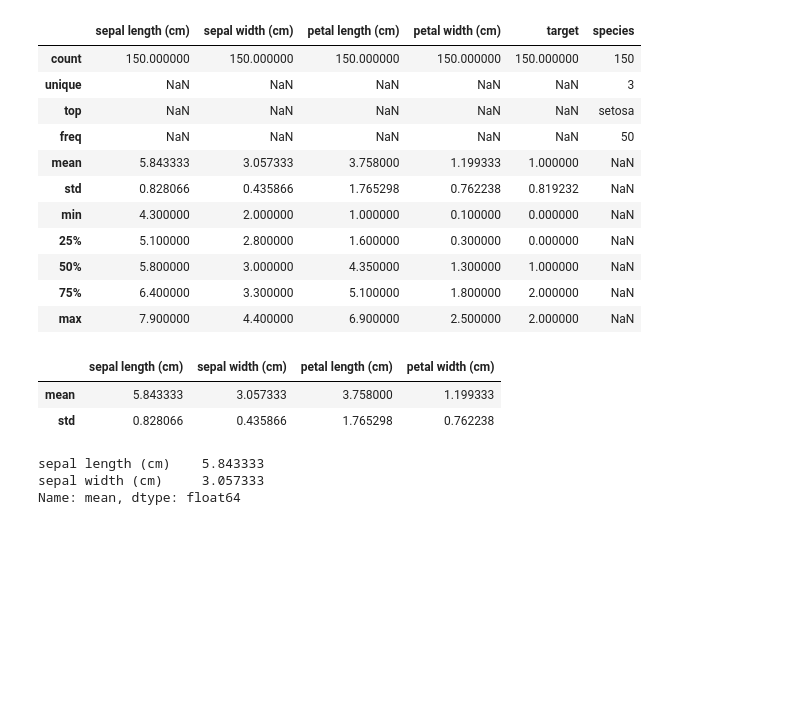
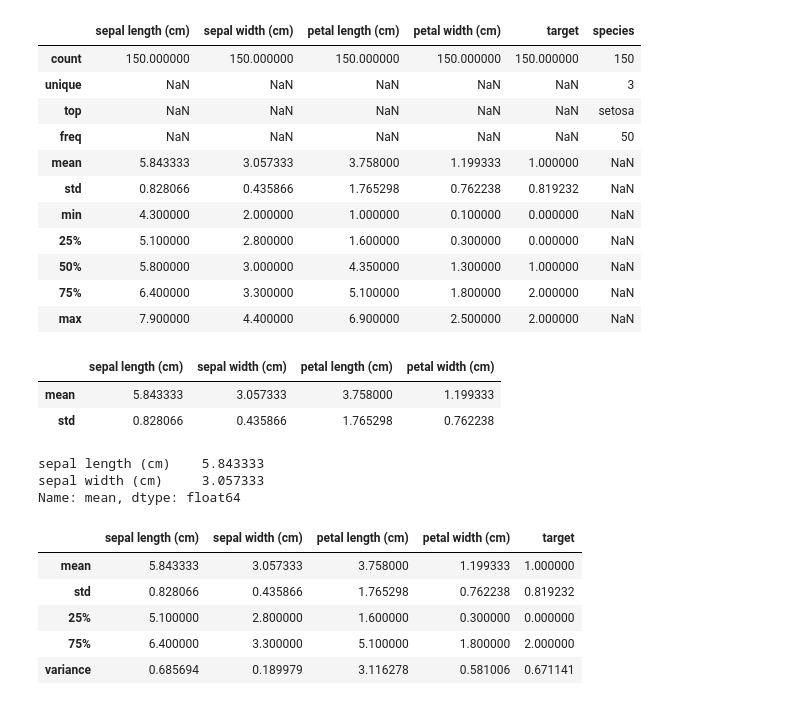
Before and after one commit to Nishitha0730/Machine-Learning, a Jupyter notebook: Data Pre-Processing/Data_Pre_Processing.ipynb, the cells around one changed output. Drawn from its saved outputs; the diff is of its cells as text; code cells hidden in the pictures; blank space fills up the shorter version.

Commit message:
Get mean,Q1,Q3 and add variance row

```diff
--- a/Data Pre-Processing/Data_Pre_Processing.ipynb
+++ b/Data Pre-Processing/Data_Pre_Processing.ipynb
@@ -122,3 +122,14 @@ df[['sepal length (cm)', 'sepal width (cm)']].describe().loc['mean']
 sepal length (cm)    5.843333
 sepal width (cm)     3.057333
 Name: mean, dtype: float64
+# %%
+stats = df.describe(percentiles=[0.25, 0.75]).loc[['mean', 'std', '25%', '75%']] # calculate statistics for DataFrame
+stats.loc['variance'] = stats.loc['std'] ** 2  # add variance to statistics
+stats
+# %% [output]
+|  | sepal length (cm) | sepal width (cm) | petal length (cm) | petal width (cm) | target |
+| mean | 5.843333 | 3.057333 | 3.758000 | 1.199333 | 1.000000 |
+| std | 0.828066 | 0.435866 | 1.765298 | 0.762238 | 0.819232 |
+| 25% | 5.100000 | 2.800000 | 1.600000 | 0.300000 | 0.000000 |
+| 75% | 6.400000 | 3.300000 | 5.100000 | 1.800000 | 2.000000 |
+| variance | 0.685694 | 0.189979 | 3.116278 | 0.581006 | 0.671141 |
```
